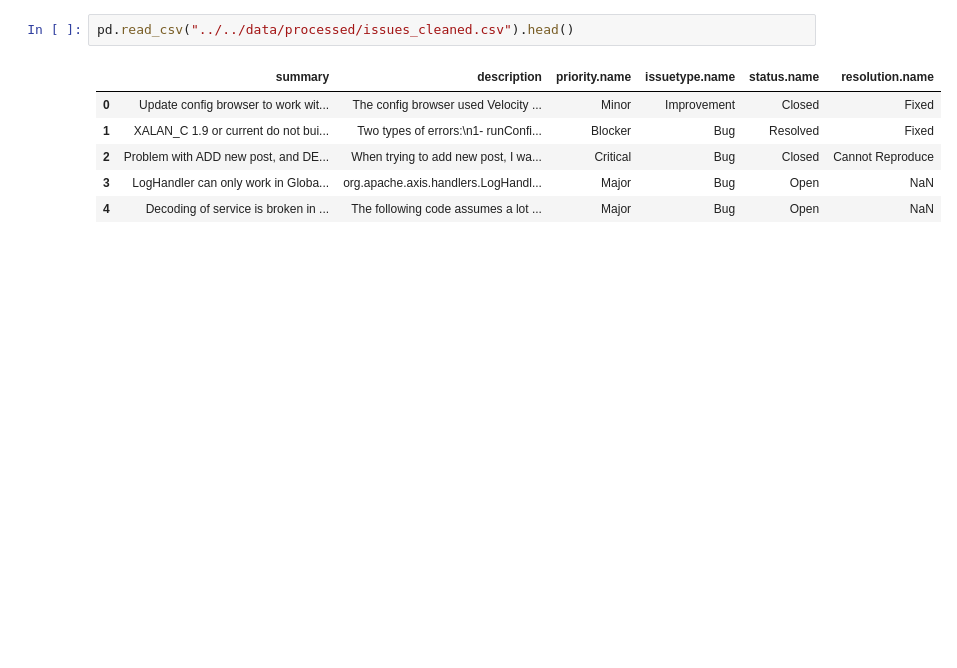
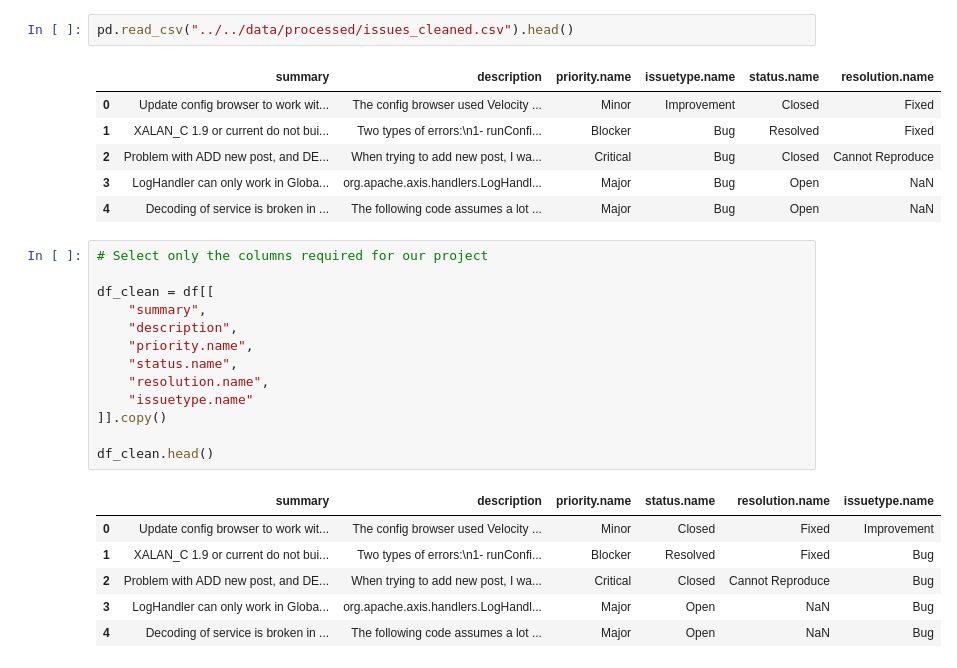
Before and after one commit to KhannaPalak/AI-Bug-Severity-Predictor, a Jupyter notebook: ml/notebooks/01_EDA.ipynb, the cells around one changed output. Cells and saved outputs as stored; diff of their text form; blank space fills up the shorter version.

Commit message:
Completed project setup, dataset loading, EDA and preprocessing setup

```diff
--- a/ml/notebooks/01_EDA.ipynb
+++ b/ml/notebooks/01_EDA.ipynb
@@ -284,3 +284,23 @@ pd.read_csv("../../data/processed/issues_cleaned.csv").head()
 | 2 | Problem with ADD new post, and DE... | When trying to add new post, I wa... | Critical | Bug | Closed | Cannot Reproduce |
 | 3 | LogHandler can only work in Globa... | org.apache.axis.handlers.LogHandl... | Major | Bug | Open | NaN |
 | 4 | Decoding of service is broken in ... | The following code assumes a lot ... | Major | Bug | Open | NaN |
+# %%
+# Select only the columns required for our project
+
+df_clean = df[[
+    "summary",
+    "description",
+    "priority.name",
+    "status.name",
+    "resolution.name",
+    "issuetype.name"
+]].copy()
+
+df_clean.head()
+# %% [output]
+|  | summary | description | priority.name | status.name | resolution.name | issuetype.name |
+| 0 | Update config browser to work wit... | The config browser used Velocity ... | Minor | Closed | Fixed | Improvement |
+| 1 | XALAN_C 1.9 or current do not bui... | Two types of errors:\n1- runConfi... | Blocker | Resolved | Fixed | Bug |
+| 2 | Problem with ADD new post, and DE... | When trying to add new post, I wa... | Critical | Closed | Cannot Reproduce | Bug |
+| 3 | LogHandler can only work in Globa... | org.apache.axis.handlers.LogHandl... | Major | Open | NaN | Bug |
+| 4 | Decoding of service is broken in ... | The following code assumes a lot ... | Major | Open | NaN | Bug |
```
Also changed, not shown: parts of 3 cells of this notebook, 1 other file.
